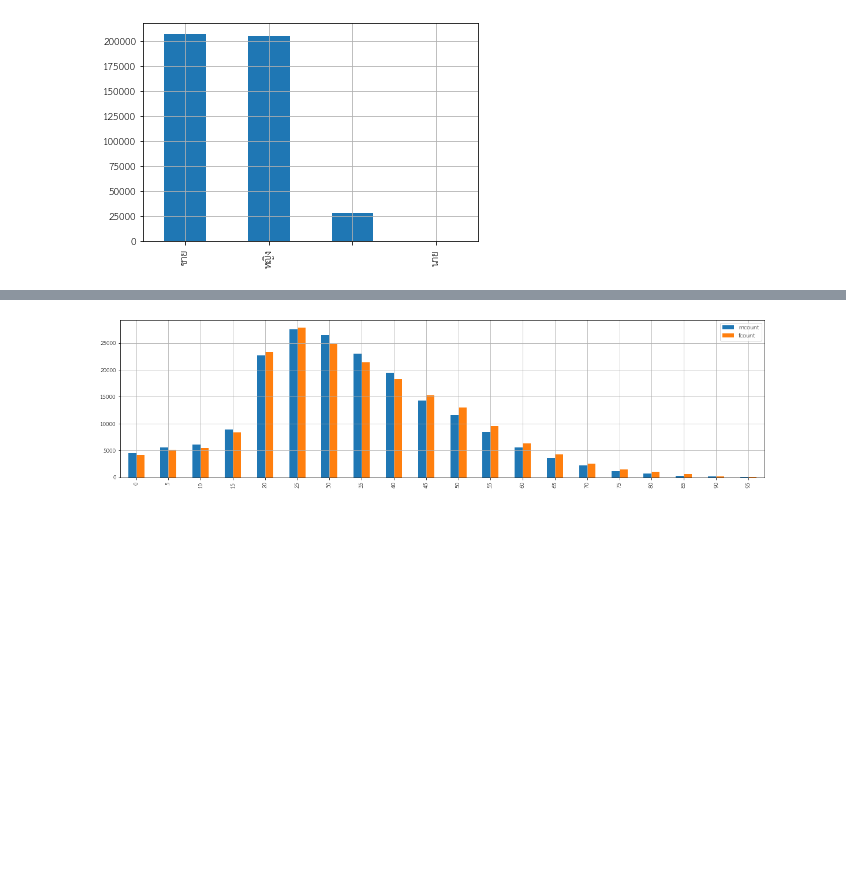
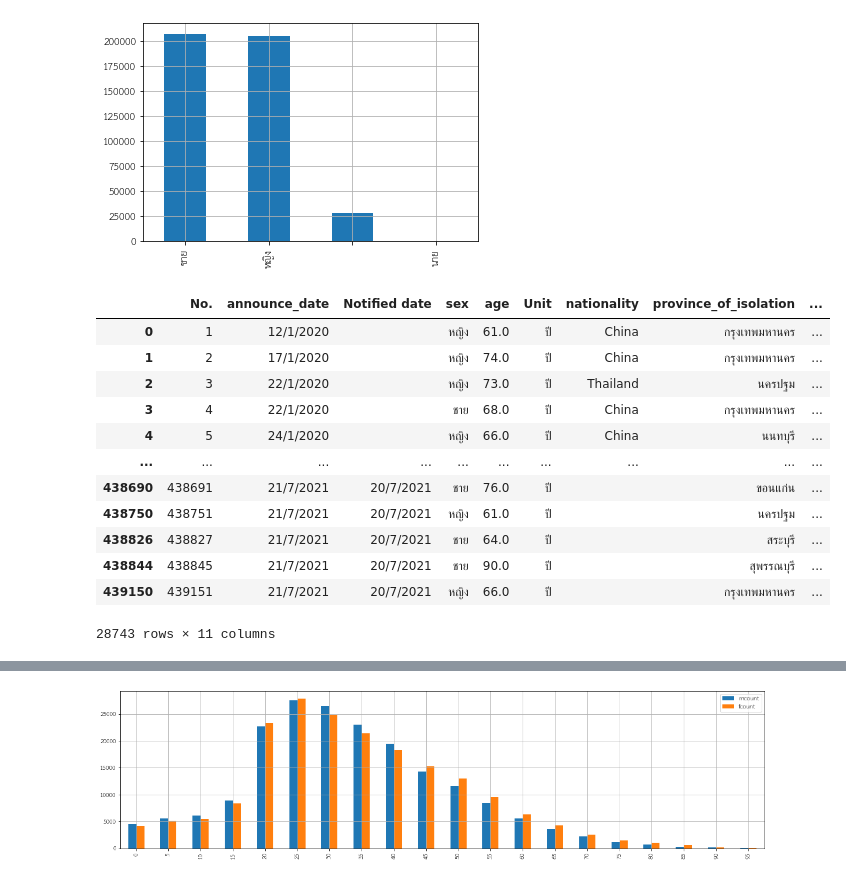
Before and after one commit to tanupat085/test, a Jupyter notebook: สำเนาของ_DSE4_covid_analysis.ipynb, the cells around one changed output, grey strips where cells are left out. Saved outputs shown, nothing was run; the diff lists cells and outputs as text; code cells hidden in the pictures; blank space fills up the shorter version.

```diff
--- a/สำเนาของ_DSE4_covid_analysis.ipynb
+++ b/สำเนาของ_DSE4_covid_analysis.ipynb
@@ -128,3 +123,19 @@ Name: sex, dtype: int64
 dat['sex'].value_counts().plot.bar().grid()
 # %% [output]
 [figure]
+# %%
+dat[dat['age']>60]
+# %% [output]
+|  | No. | announce_date | Notified date | sex | age | Unit | nationality | province_of_isolation | ... |
+| 0 | 1 | 12/1/2020 |  | หญิง | 61.0 | ปี | China | กรุงเทพมหานคร | ... |
+| 1 | 2 | 17/1/2020 |  | หญิง | 74.0 | ปี | China | กรุงเทพมหานคร | ... |
+| 2 | 3 | 22/1/2020 |  | หญิง | 73.0 | ปี | Thailand | นครปฐม | ... |
+| 3 | 4 | 22/1/2020 |  | ชาย | 68.0 | ปี | China | กรุงเทพมหานคร | ... |
+| 4 | 5 | 24/1/2020 |  | หญิง | 66.0 | ปี | China | นนทบุรี | ... |
+| ... | ... | ... | ... | ... | ... | ... | ... | ... | ... |
+| 438690 | 438691 | 21/7/2021 | 20/7/2021 | ชาย | 76.0 | ปี |  | ขอนแก่น | ... |
+| 438750 | 438751 | 21/7/2021 | 20/7/2021 | หญิง | 61.0 | ปี |  | นครปฐม | ... |
+| 438826 | 438827 | 21/7/2021 | 20/7/2021 | ชาย | 64.0 | ปี |  | สระบุรี | ... |
+| 438844 | 438845 | 21/7/2021 | 20/7/2021 | ชาย | 90.0 | ปี |  | สุพรรณบุรี | ... |
+| 439150 | 439151 | 21/7/2021 | 20/7/2021 | หญิง | 66.0 | ปี |  | กรุงเทพมหานคร | ... |
+28743 rows × 11 columns
```
Also changed, not shown: parts of 16 cells of this notebook.
